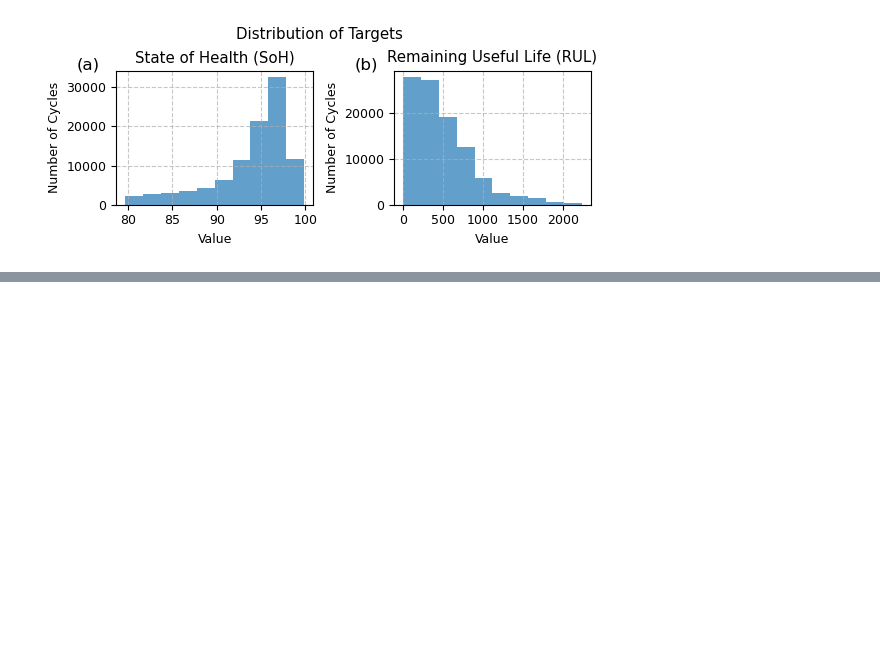
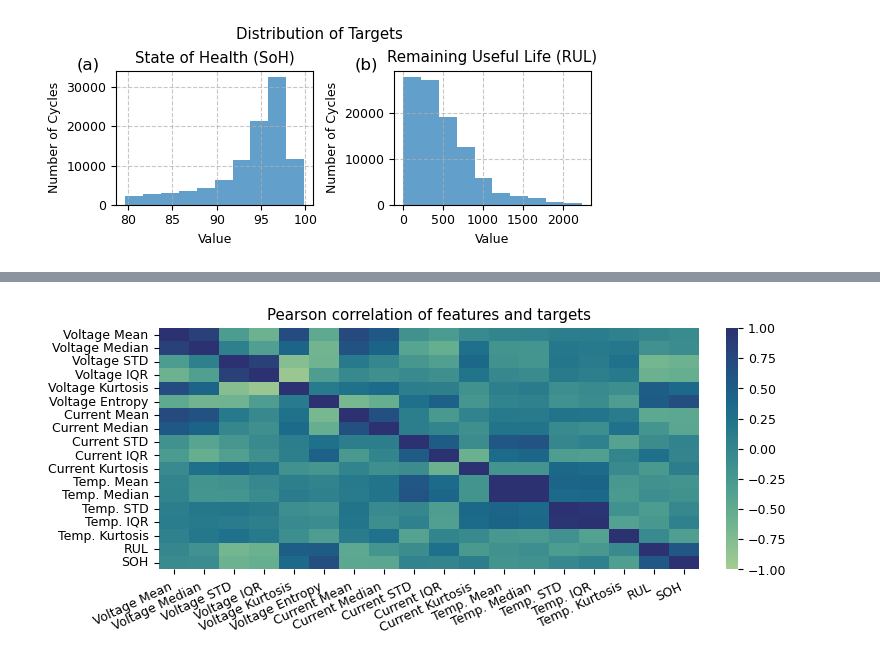
Before and after one commit to gabriel-buzzi/battery-soh-rul-modeling, a Jupyter notebook: notebooks/data_analysis/20250725-gbs-features.ipynb, the cells around one changed output, grey strips where cells are left out. Cells and saved outputs as stored; diff of their text form; code cells hidden in the pictures; blank space fills up the shorter version.

```diff
--- a/notebooks/data_analysis/20250725-gbs-features.ipynb
+++ b/notebooks/data_analysis/20250725-gbs-features.ipynb
@@ -398,0 +260,38 @@ plot_correlation_heatmap(
+# %%
+def plot_charge_only_correlation_heatmap(
+    data: pd.DataFrame,
+    save_path: str = None
+    ) -> None:
+    """Plot correlation heatmaps for raw and filtered features."""
+
+    # Create plot
+    fig, ax = get_elsevier_double_column_fig()
+
+    # Compute correlations
+    charge_feature_names = [f"charge_{f}" for f in FEATURES_NAMES]
+    data.rename(columns=charge_feature_names, inplace=True)
+    corr_f = data[list(charge_feature_names.values()) + ['RUL', 'SOH']].corr().round(2)
+
+    # Plot heatmaps
+    sns.heatmap(corr_f, vmax=1, vmin=-1, ax=ax, cmap='crest')
+
+    ax.tick_params(axis='x', labelrotation=25)
+    for label in ax.get_xticklabels():
+        label.set_horizontalalignment('right')
+    ax.set_title(
+        f'Pearson correlation of features and targets',
+        )
+    if save_path:
+        plt.savefig(save_path, dpi=300)
+
+    plt.show()
+
+plot_correlation_heatmap(
+    features_df,
+    save_path=(
+        figures_folder / 'correlation_heatmap.png'
+        if SAVE_FIGURES else None
+    )
+)
+# %% [output]
+[figure, added]
```
Also changed, not shown: parts of 8 cells of this notebook.
